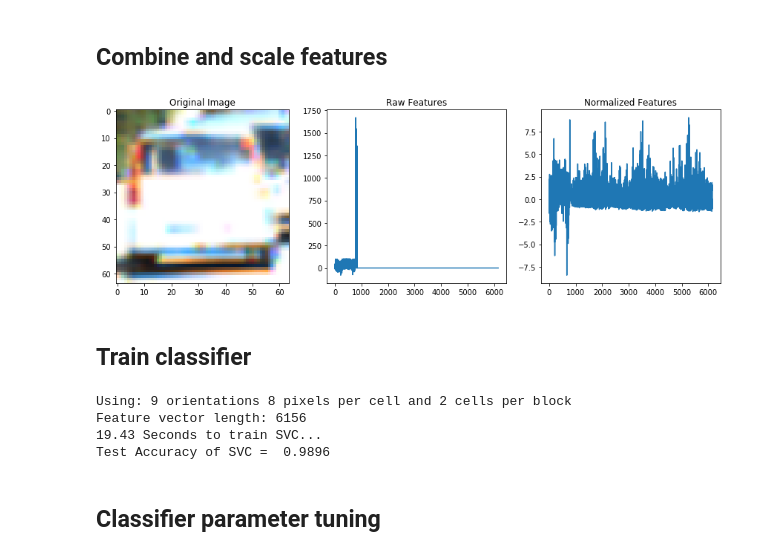
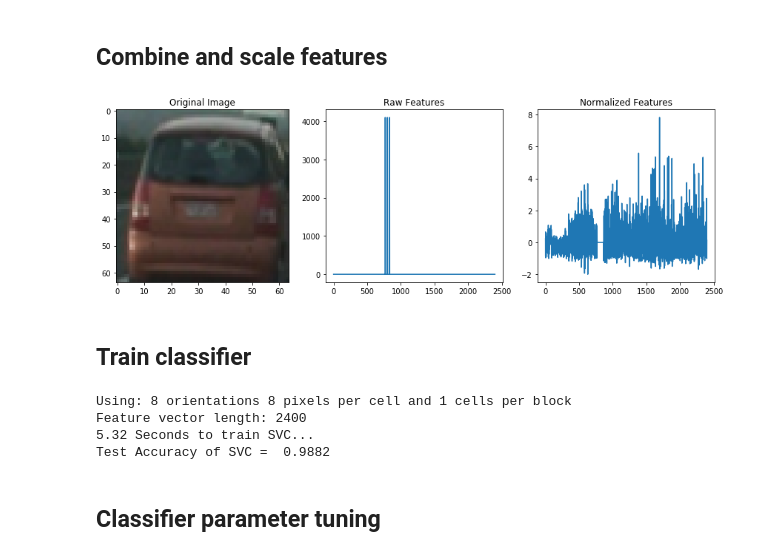
Before and after one commit to AndyKnight09/CarND-Vehicle-Detection, a Jupyter notebook: project.ipynb, the cells around one changed output. Cells and saved outputs as stored; diff of their text form; code cells hidden in the pictures.

```diff
--- a/project.ipynb
+++ b/project.ipynb
@@ -266,10 +266,10 @@ def extract_features(imgs, color_space='RGB', spatial_size=(32, 32),
     return features
 
 # Feature extraction parameters
-color_space = 'LUV' # Can be RGB, HSV, LUV, HLS, YUV, YCrCb
-orient = 9  # HOG orientations
+color_space = 'YCrCb' # Can be RGB, HSV, LUV, HLS, YUV, YCrCb
+orient = 8  # HOG orientations
 pix_per_cell = 8 # HOG pixels per cell
-cell_per_block = 2 # HOG cells per block
+cell_per_block = 1 # HOG cells per block
 hog_channel = "ALL" # Can be 0, 1, 2, or "ALL"
 spatial_size = (16, 16) # Spatial binning dimensions
 hist_bins = 32    # Number of histogram bins
@@ -291,34 +291,34 @@ notcar_features = extract_features(notcars, color_space=color_space,
                         hist_feat=hist_feat, hog_feat=hog_feat)
 
 # Create an array stack of feature vectors
 all_features = np.vstack((car_features, notcar_features)).astype(np.float64)
 
 # Fit a per-column scaler
 feature_scaler = StandardScaler().fit(all_features)
 
 # Apply the scaler to features
 scaled_features = feature_scaler.transform(all_features)
 
 # Plot an example of raw and scaled features
 fig = plt.figure(figsize=(12,4))
 
 car_ind = np.random.randint(0, len(cars))
 
 plt.subplot(131)
 plt.imshow(mpimg.imread(cars[car_ind]))
 plt.title('Original Image')
 
 plt.subplot(132)
 plt.plot(all_features[car_ind])
 plt.title('Raw Features')
 
 plt.subplot(133)
 plt.plot(scaled_features[car_ind])
 plt.title('Normalized Features')
 
 fig.tight_layout()
 # %% [output]
-[figure, old version]
+[figure, new version]
 # %% [markdown]
 ## Train classifier
 # %%
@@ -342,10 +342,10 @@ print(round(t2-t, 2), 'Seconds to train SVC...')
 # Check the score of the SVC
 print('Test Accuracy of SVC = ', round(svc.score(X_test, y_test), 4))
 # %% [output]
-Using: 9 orientations 8 pixels per cell and 2 cells per block
-Feature vector length: 6156
-19.43 Seconds to train SVC...
-Test Accuracy of SVC =  0.9896
+Using: 8 orientations 8 pixels per cell and 1 cells per block
+Feature vector length: 2400
+5.32 Seconds to train SVC...
+Test Accuracy of SVC =  0.9882
 # %% [markdown]
 ## Classifier parameter tuning
 # %%
```
Also changed, not shown: parts of 13 cells of this notebook, 2 other files.
